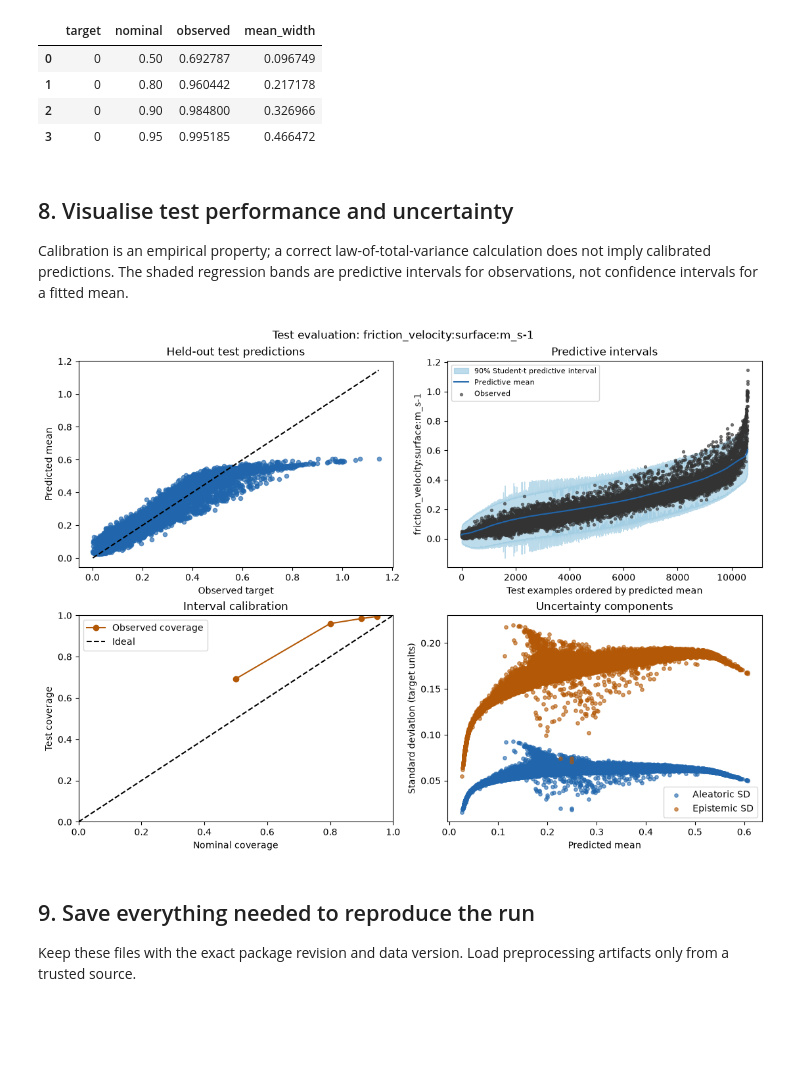
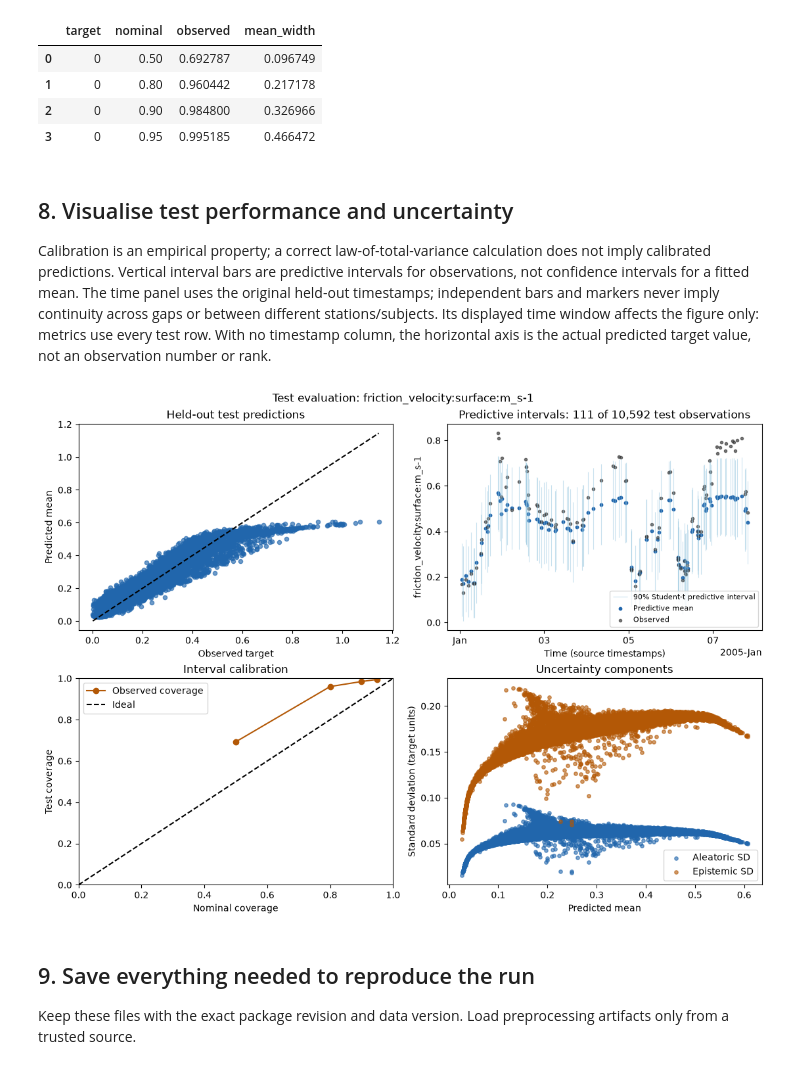
Before and after one commit to Pongpisit-Thanasutives/miles-guess, a Jupyter notebook: notebooks/evidential_learning_your_data.ipynb, the cells around one changed output. Drawn from its saved outputs; the diff is of its cells as text; code cells hidden in the pictures; blank space fills up the shorter version.

```diff
--- a/notebooks/evidential_learning_your_data.ipynb
+++ b/notebooks/evidential_learning_your_data.ipynb
@@ -21,7 +21,9 @@ FEATURE_COLUMNS = None           # REQUIRED for your CSV, e.g. ["x1", "x2"]
 TARGET_COLUMNS = None            # regression: ["y1", "y2"]; classification: ["label"]
 SPLIT_STRATEGY = "group"         # your CSV: "random", "group", or "time"
 GROUP_COLUMN = "year"           # your grouping column; default sample uses original year split
-TIME_COLUMN = None
+TIME_COLUMN = None              # only required for a chronological split
+PLOT_TIME_COLUMN = None         # independent of split: default Cabauw Time, else TIME_COLUMN
+PLOT_TIME_WINDOW = None         # Cabauw default: first 7 days; your CSV: all times; e.g. "7D"
 SEED = 1000
 TEST_FRACTION = 0.10
 VALIDATION_FRACTION = 0.1035      # original regression: 0.9 * (1 - 0.885)
@@ -337,25 +396,36 @@ prediction_table.to_csv(OUTPUT_DIR/"test_predictions.csv", index=False)
 | 3 | 0 | 0.95 | 0.995185 | 0.466472 |
 # %% [markdown]
 ## 8. Visualise test performance and uncertainty
-Calibration is an empirical property; a correct law-of-total-variance calculation does not imply calibrated predictions. The shaded regression bands are predictive intervals for observations, not confidence intervals for a fitted mean.
+Calibration is an empirical property; a correct law-of-total-variance calculation does not imply calibrated predictions. Vertical interval bars are predictive intervals for observations, not confidence intervals for a fitted mean. The time panel uses the original held-out timestamps; independent bars and markers never imply continuity across gaps or between different stations/subjects. Its displayed time window affects the figure only: metrics use every test row. With no timestamp column, the horizontal axis is the actual predicted target value, not an observation number or rank.
 # %%
 if TASK == "regression":
     target = 0  # Change to inspect another output; metrics above include every target.
     actual = y_all[test_idx, target]
     predicted = evaluation["mean"][:, target]
     lower, upper = evaluation["intervals"][0.9]
-    order = np.argsort(predicted)
+    test_times = None if plot_times is None else plot_times.iloc[test_idx]
+    order, coordinates = prediction_display(predicted, test_times, plot_time_window)
     fig, axes = plt.subplots(2, 2, figsize=(11, 8), constrained_layout=True)
     axes[0,0].scatter(actual, predicted, s=20, alpha=.65, color="#2166ac")
     lo, hi = min(actual.min(), predicted.min()), max(actual.max(), predicted.max())
     axes[0,0].plot([lo, hi], [lo, hi], "k--")
     axes[0,0].set(xlabel="Observed target", ylabel="Predicted mean", title="Held-out test predictions")
-    axes[0,1].fill_between(np.arange(len(order)), lower[order,target], upper[order,target],
-                           color="#92c5de", alpha=.6, label="90% Student-t predictive interval")
-    axes[0,1].plot(predicted[order], color="#2166ac", label="Predictive mean")
-    axes[0,1].scatter(np.arange(len(order)), actual[order], s=8, color="#333333", alpha=.6, label="Observed")
-    axes[0,1].set(xlabel="Test examples ordered by predicted mean", ylabel=TARGET_COLUMNS[target],
-                  title="Predictive intervals")
+    axes[0,1].vlines(coordinates, lower[order,target], upper[order,target],
+                      color="#92c5de", alpha=.5, linewidth=.8, label="90% Student-t predictive interval")
+    axes[0,1].scatter(coordinates, predicted[order], s=10, color="#2166ac", label="Predictive mean")
+    axes[0,1].scatter(coordinates, actual[order], s=9, color="#333333", alpha=.65, label="Observed")
+    if test_times is not None:
+        is_datetime = not pd.api.types.is_numeric_dtype(test_times)
+        time_basis = "UTC" if is_datetime and test_times.dt.tz is not None else "source timestamps"
+        x_label = f"{plot_time_column} ({time_basis})" if is_datetime else f"{plot_time_column} (source time units)"
+        if is_datetime:
+            locator = mdates.AutoDateLocator(minticks=3, maxticks=5)
+            axes[0,1].xaxis.set_major_locator(locator)
+            axes[0,1].xaxis.set_major_formatter(mdates.ConciseDateFormatter(locator))
+    else:
+        x_label = "Predicted mean (target units)"
+    axes[0,1].set(xlabel=x_label, ylabel=TARGET_COLUMNS[target],
+                  title=f"Predictive intervals: {len(order):,} of {len(test_idx):,} test observations")
     axes[0,1].legend(fontsize=8)
     calibration = evaluation["coverage"].query("target == @target")
     axes[1,0].plot(calibration.nominal, calibration.observed, "o-", color="#b35806", label="Observed coverage")
@@ -372,34 +442,34 @@ if TASK == "regression":
     axes[1,1].legend()
     fig.suptitle(f"Test evaluation: {TARGET_COLUMNS[target]}")
 else:
     fig, axes = plt.subplots(1, 3, figsize=(14, 4), constrained_layout=True)
     confusion = evaluation["confusion"]
     image = axes[0].imshow(confusion, cmap="Blues")
     for row in range(len(confusion)):
         for col in range(len(confusion)):
             axes[0].text(col,row,str(confusion[row,col]), ha="center", va="center",
                          color="white" if confusion[row,col] > confusion.max()/2 else "black")
     axes[0].set(xticks=range(n_classes), yticks=range(n_classes),
                 xticklabels=label_encoder.classes_, yticklabels=label_encoder.classes_,
                 xlabel="Predicted class", ylabel="True class", title="Test confusion matrix")
     axes[0].tick_params(axis="x", rotation=35)
     reliability = evaluation["reliability"].query("count > 0")
     axes[1].plot([0,1], [0,1], "k--")
     axes[1].scatter(reliability.confidence, reliability.accuracy,
                      s=30+2*reliability["count"], color="#2166ac")
     axes[1].set(xlim=(0,1), ylim=(0,1), xlabel="Mean predicted confidence", ylabel="Observed accuracy",
                 title="Test reliability (size = bin count)")
     correct = probability.argmax(axis=1) == test_labels
     trace_epistemic = epistemic.sum(axis=1)
     if correct.any(): axes[2].hist(trace_epistemic[correct], bins=15, alpha=.6, label="Correct")
     if (~correct).any(): axes[2].hist(trace_epistemic[~correct], bins=15, alpha=.6, label="Incorrect")
     axes[2].set(xlabel="Sum of epistemic class variances", ylabel="Test examples",
                 title="Uncertainty and prediction errors")
     axes[2].legend()
 fig.savefig(OUTPUT_DIR/"test_evaluation.png", dpi=160, bbox_inches="tight")
 plt.show()
 # %% [output]
-[figure, old version]
+[figure, new version]
 # %% [markdown]
 ## 9. Save everything needed to reproduce the run
 Keep these files with the exact package revision and data version. Load preprocessing artifacts only from a trusted source.
```
Also changed, not shown: parts of 7 cells of this notebook, 53 other files.
